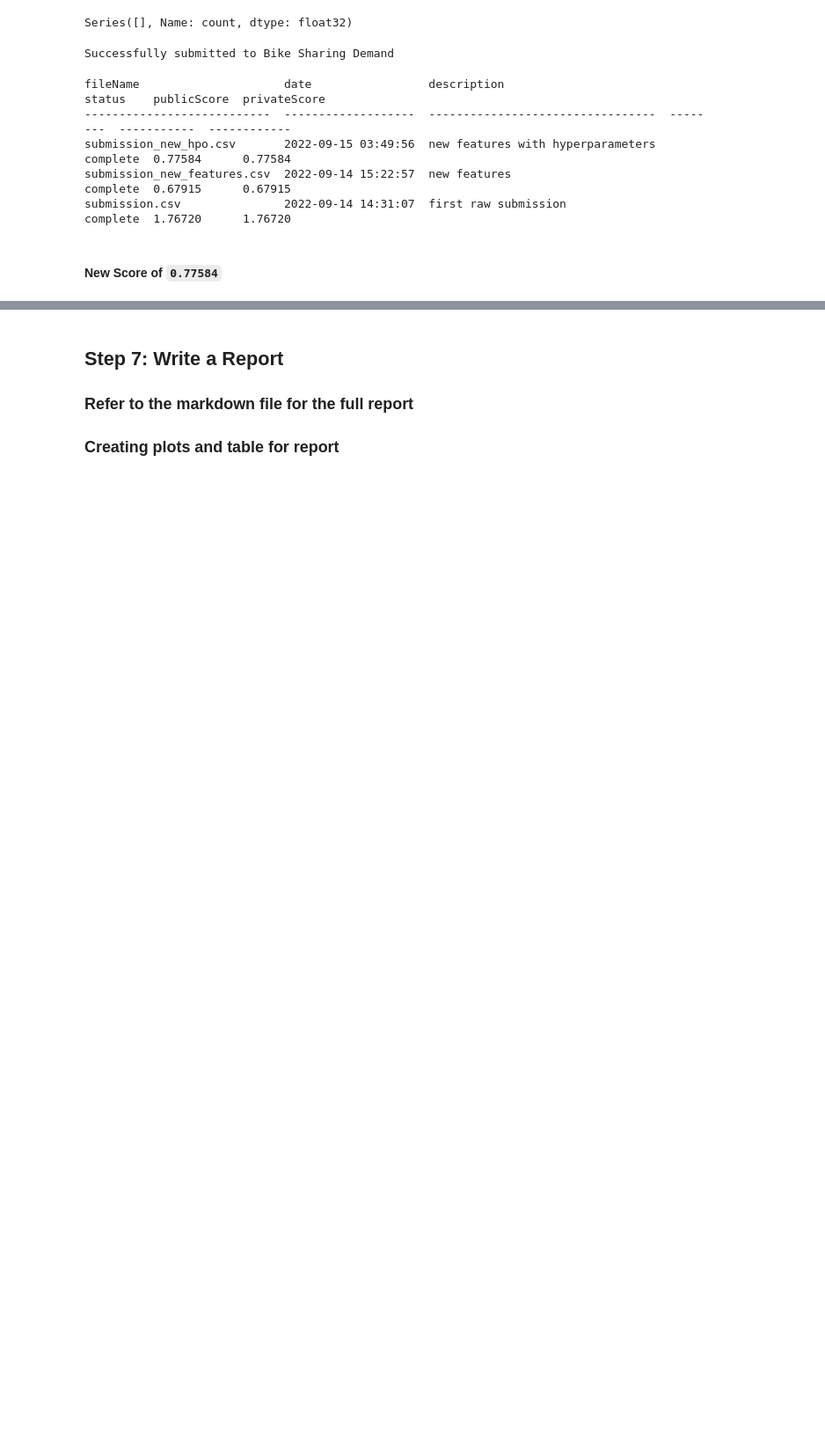
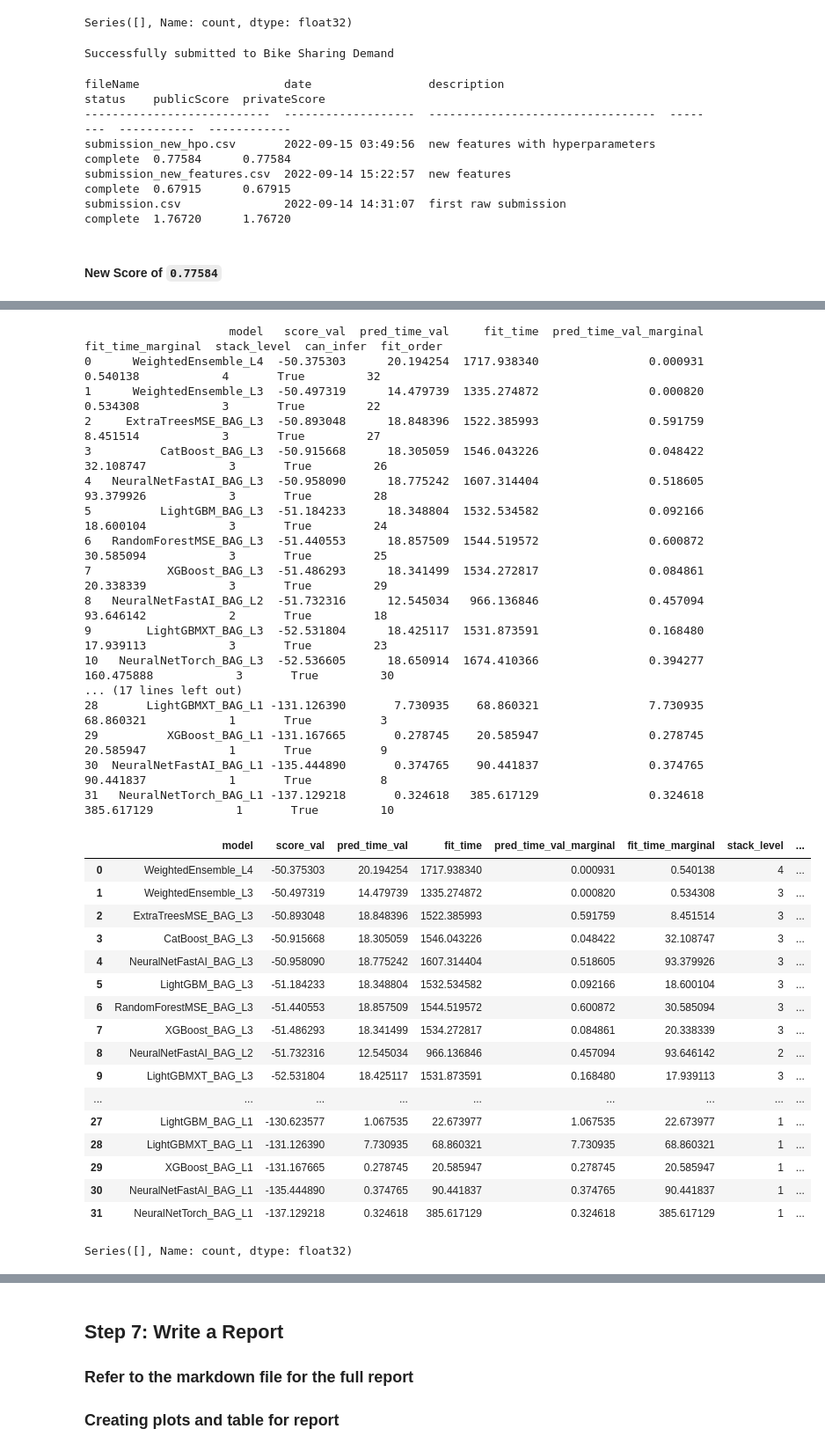
Before and after one commit to oystin/cd0385-project-starter, a Jupyter notebook: project/project-template.ipynb, the cells around one changed output, grey strips where cells are left out. Shown at 88% size. Saved outputs shown, nothing was run; the diff lists cells and outputs as text; code cells hidden in the pictures; blank space fills up the shorter version.

```diff
--- a/project/project-template.ipynb
+++ b/project/project-template.ipynb
@@ -727,3 +711,12 @@ submission_new_features.csv  2022-09-14 15:22:57  new features
 submission.csv               2022-09-14 14:31:07  first raw submission               complete  1.76720      1.76720
 # %% [markdown]
 #### New Score of `0.77584`
+# %%
+predictor_new_hpo_1 = TabularPredictor(label='count', problem_type='regression', eval_metric='root_mean_squared_error').fit(
+    train_data=train.drop(columns=['casual', 'registered']),
+#     time_limit=time_limit,
+    presets='best_quality',
+    num_bag_folds=7,
+    num_bag_sets=1,
+    num_stack_levels=2,
+)
@@ -729,0 +741,37 @@ submission.csv               2022-09-14 14:31:07  first raw submission
+# %%
+predictor_new_hpo_1.leaderboard()
+# %% [output]
+                     model   score_val  pred_time_val     fit_time  pred_time_val_marginal  fit_time_marginal  stack_level  can_infer  fit_order
+0      WeightedEnsemble_L4  -50.375303      20.194254  1717.938340                0.000931           0.540138            4       True         32
+1      WeightedEnsemble_L3  -50.497319      14.479739  1335.274872                0.000820           0.534308            3       True         22
+2     ExtraTreesMSE_BAG_L3  -50.893048      18.848396  1522.385993                0.591759           8.451514            3       True         27
+3          CatBoost_BAG_L3  -50.915668      18.305059  1546.043226                0.048422          32.108747            3       True         26
+4   NeuralNetFastAI_BAG_L3  -50.958090      18.775242  1607.314404                0.518605          93.379926            3       True         28
+5          LightGBM_BAG_L3  -51.184233      18.348804  1532.534582                0.092166          18.600104            3       True         24
+6   RandomForestMSE_BAG_L3  -51.440553      18.857509  1544.519572                0.600872          30.585094            3       True         25
+7           XGBoost_BAG_L3  -51.486293      18.341499  1534.272817                0.084861          20.338339            3       True         29
+8   NeuralNetFastAI_BAG_L2  -51.732316      12.545034   966.136846                0.457094          93.646142            2       True         18
+9        LightGBMXT_BAG_L3  -52.531804      18.425117  1531.873591                0.168480          17.939113            3       True         23
+10   NeuralNetTorch_BAG_L3  -52.536605      18.650914  1674.410366                0.394277         160.475888            3       True         30
+... (17 lines left out)
+28       LightGBMXT_BAG_L1 -131.126390       7.730935    68.860321                7.730935          68.860321            1       True          3
+29          XGBoost_BAG_L1 -131.167665       0.278745    20.585947                0.278745          20.585947            1       True          9
+30  NeuralNetFastAI_BAG_L1 -135.444890       0.374765    90.441837                0.374765          90.441837            1       True          8
+31   NeuralNetTorch_BAG_L1 -137.129218       0.324618   385.617129                0.324618         385.617129            1       True         10
+|  | model | score_val | pred_time_val | fit_time | pred_time_val_marginal | fit_time_marginal | stack_level | ... |
+| 0 | WeightedEnsemble_L4 | -50.375303 | 20.194254 | 1717.938340 | 0.000931 | 0.540138 | 4 | ... |
+| 1 | WeightedEnsemble_L3 | -50.497319 | 14.479739 | 1335.274872 | 0.000820 | 0.534308 | 3 | ... |
+| 2 | ExtraTreesMSE_BAG_L3 | -50.893048 | 18.848396 | 1522.385993 | 0.591759 | 8.451514 | 3 | ... |
+| 3 | CatBoost_BAG_L3 | -50.915668 | 18.305059 | 1546.043226 | 0.048422 | 32.108747 | 3 | ... |
+| 4 | NeuralNetFastAI_BAG_L3 | -50.958090 | 18.775242 | 1607.314404 | 0.518605 | 93.379926 | 3 | ... |
+| 5 | LightGBM_BAG_L3 | -51.184233 | 18.348804 | 1532.534582 | 0.092166 | 18.600104 | 3 | ... |
+| 6 | RandomForestMSE_BAG_L3 | -51.440553 | 18.857509 | 1544.519572 | 0.600872 | 30.585094 | 3 | ... |
+| 7 | XGBoost_BAG_L3 | -51.486293 | 18.341499 | 1534.272817 | 0.084861 | 20.338339 | 3 | ... |
+| 8 | NeuralNetFastAI_BAG_L2 | -51.732316 | 12.545034 | 966.136846 | 0.457094 | 93.646142 | 2 | ... |
+| 9 | LightGBMXT_BAG_L3 | -52.531804 | 18.425117 | 1531.873591 | 0.168480 | 17.939113 | 3 | ... |
+| ... | ... | ... | ... | ... | ... | ... | ... | ... |
+| 27 | LightGBM_BAG_L1 | -130.623577 | 1.067535 | 22.673977 | 1.067535 | 22.673977 | 1 | ... |
+| 28 | LightGBMXT_BAG_L1 | -131.126390 | 7.730935 | 68.860321 | 7.730935 | 68.860321 | 1 | ... |
+| 29 | XGBoost_BAG_L1 | -131.167665 | 0.278745 | 20.585947 | 0.278745 | 20.585947 | 1 | ... |
+| 30 | NeuralNetFastAI_BAG_L1 | -135.444890 | 0.374765 | 90.441837 | 0.374765 | 90.441837 | 1 | ... |
+| 31 | NeuralNetTorch_BAG_L1 | -137.129218 | 0.324618 | 385.617129 | 0.324618 | 385.617129 | 1 | ... |
@@ -729,0 +780,4 @@ submission.csv               2022-09-14 14:31:07  first raw submission
+# %%
+predictions_new_hpo_1.loc[predictions_new_hpo_1.values < 0]
+# %% [output]
+Series([], Name: count, dtype: float32)
```
Also changed, not shown: parts of 17 cells of this notebook, 3 other files.
